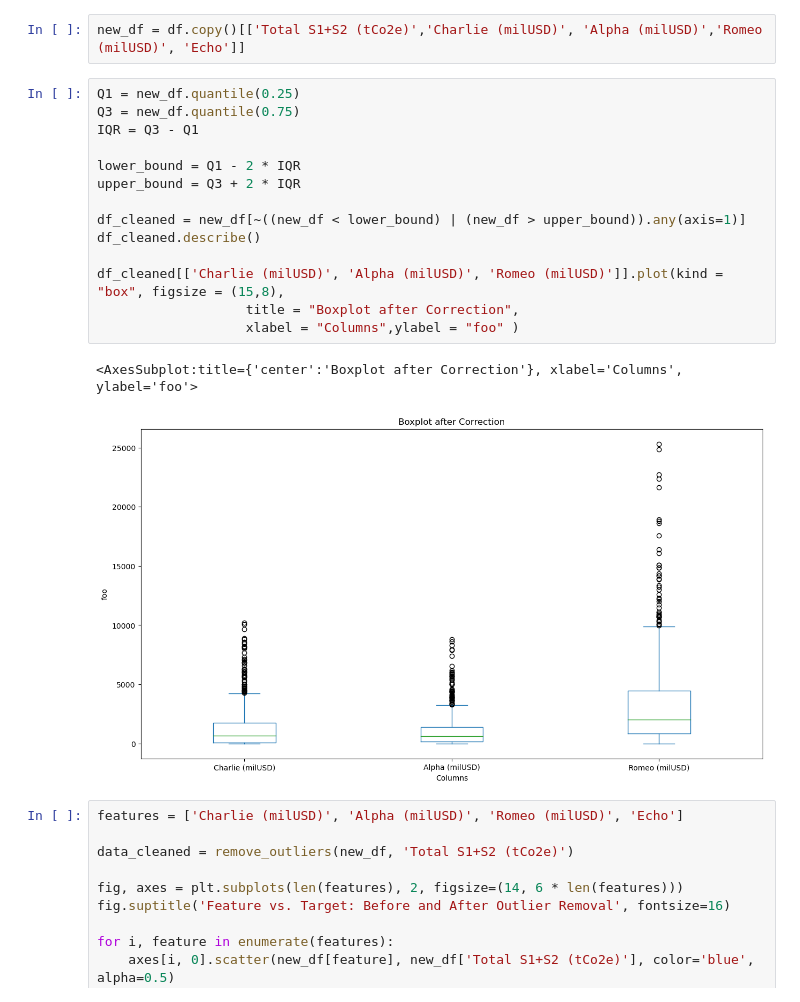
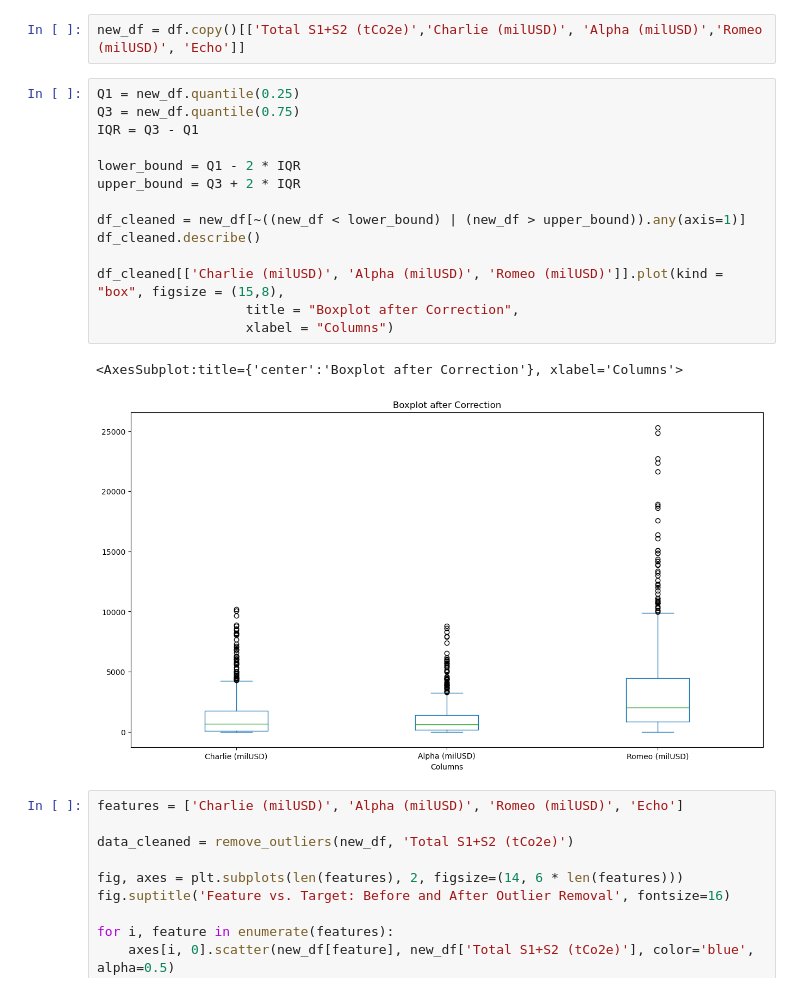
Before and after one commit to maniunix/scope_1_scope_2_emmisions, a Jupyter notebook: src/scope1_scope2_analysis.ipynb, the cells around one changed output. Drawn from its saved outputs; the diff is of its cells as text.

```diff
--- a/src/scope1_scope2_analysis.ipynb
+++ b/src/scope1_scope2_analysis.ipynb
@@ -162,20 +162,20 @@ new_df = df.copy()[['Total S1+S2 (tCo2e)','Charlie (milUSD)', 'Alpha (milUSD)','
 # %%
 Q1 = new_df.quantile(0.25)
 Q3 = new_df.quantile(0.75)
 IQR = Q3 - Q1
 
 lower_bound = Q1 - 2 * IQR
 upper_bound = Q3 + 2 * IQR
 
 df_cleaned = new_df[~((new_df < lower_bound) | (new_df > upper_bound)).any(axis=1)]
 df_cleaned.describe()
 
 df_cleaned[['Charlie (milUSD)', 'Alpha (milUSD)', 'Romeo (milUSD)']].plot(kind = "box", figsize = (15,8),
                    title = "Boxplot after Correction",
-                   xlabel = "Columns",ylabel = "foo" )
+                   xlabel = "Columns")
 # %% [output]
-<AxesSubplot:title={'center':'Boxplot after Correction'}, xlabel='Columns', ylabel='foo'>
+<AxesSubplot:title={'center':'Boxplot after Correction'}, xlabel='Columns'>
-[figure, old version]
+[figure, new version]
 # %%
 features = ['Charlie (milUSD)', 'Alpha (milUSD)', 'Romeo (milUSD)', 'Echo']
 
```
Also changed, not shown: parts of 3 cells of this notebook.
